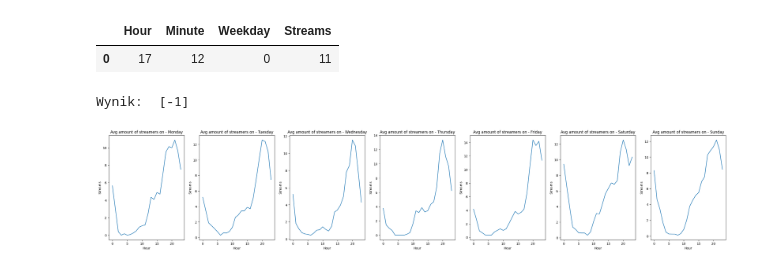
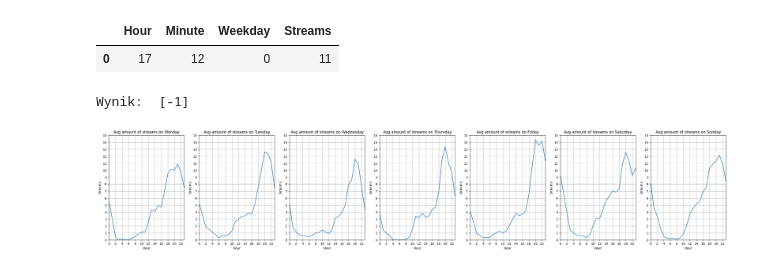
Before and after one commit to jadasek/Stream-opportunity-finder, a Jupyter notebook: analise_XGBoost.ipynb, the cells around one changed output. Cells and saved outputs as stored; diff of their text form; code cells hidden in the pictures.

```diff
--- a/analise_XGBoost.ipynb
+++ b/analise_XGBoost.ipynb
@@ -48,7 +48,7 @@ y = data[['Moving_streams']]
 
 #y = data[['Moving_streams']]
 # %%
-X_train, X_test, y_train, y_test = train_test_split(X, y, test_size=0.05, shuffle=False)
+X_train, X_test, y_train, y_test = train_test_split(X, y, test_size=0.01, shuffle=False)
 y_test = y_test.reset_index()
 # %%
 
@@ -149,19 +149,25 @@ Wynik:  [-1]
 # %%
 df_grouped = data.groupby(['Weekday', 'Hour'])['Moving_streams'].mean().reset_index()
 
 import matplotlib.pyplot as plt
+import matplotlib.ticker as ticker
 import seaborn as sns
 
 weeks_name = {0:'Monday', 1:'Tuesday', 2:'Wednesday', 3:'Thursday', 4:'Friday', 5:'Saturday', 6:'Sunday'}
 fig, axs = plt.subplots(nrows=1, ncols=7, figsize=(35, 6))
 
 for i in weeks_name.keys():
     group = df_grouped[df_grouped['Weekday'] == i]
     sns.lineplot(data=group, x='Hour', y='Moving_streams', ax=axs[i])
-    axs[i].set_title(f"Avg amount of streamers on - {weeks_name[i]}")
+    axs[i].set_title(f"Avg amount of streams on {weeks_name[i]}")
     axs[i].set_xlabel("Hour")
     axs[i].set_ylabel("Streams")
+    axs[i].xaxis.set_major_locator(ticker.MultipleLocator(2))
+    axs[i].yaxis.set_major_locator(ticker.MultipleLocator(1))
+    axs[i].set_xlim(left=0, right=23)
+    axs[i].set_ylim(bottom=0, top=15)
+    axs[i].grid()
 
 plt.show()
 # %% [output]
-[figure, old version]
+[figure, new version]
```
Also changed, not shown: parts of 1 cell of this notebook, 2 other files.
